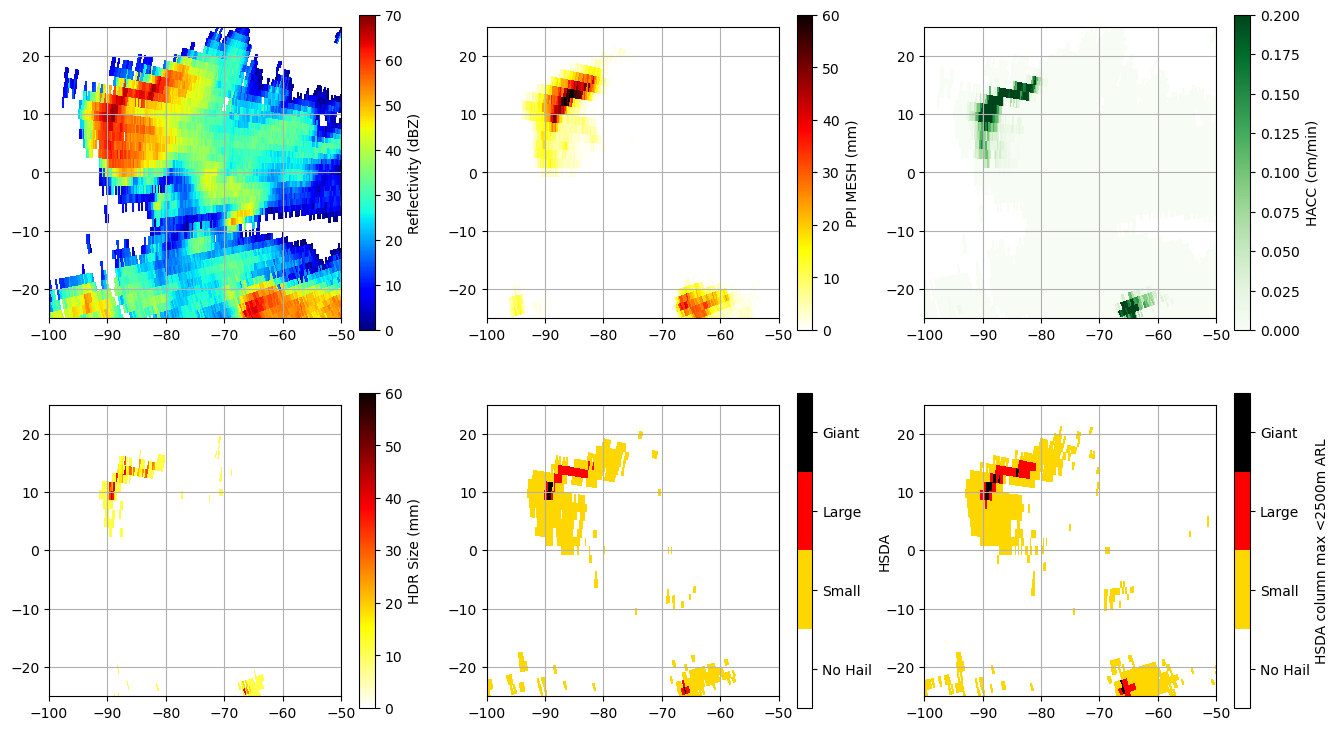
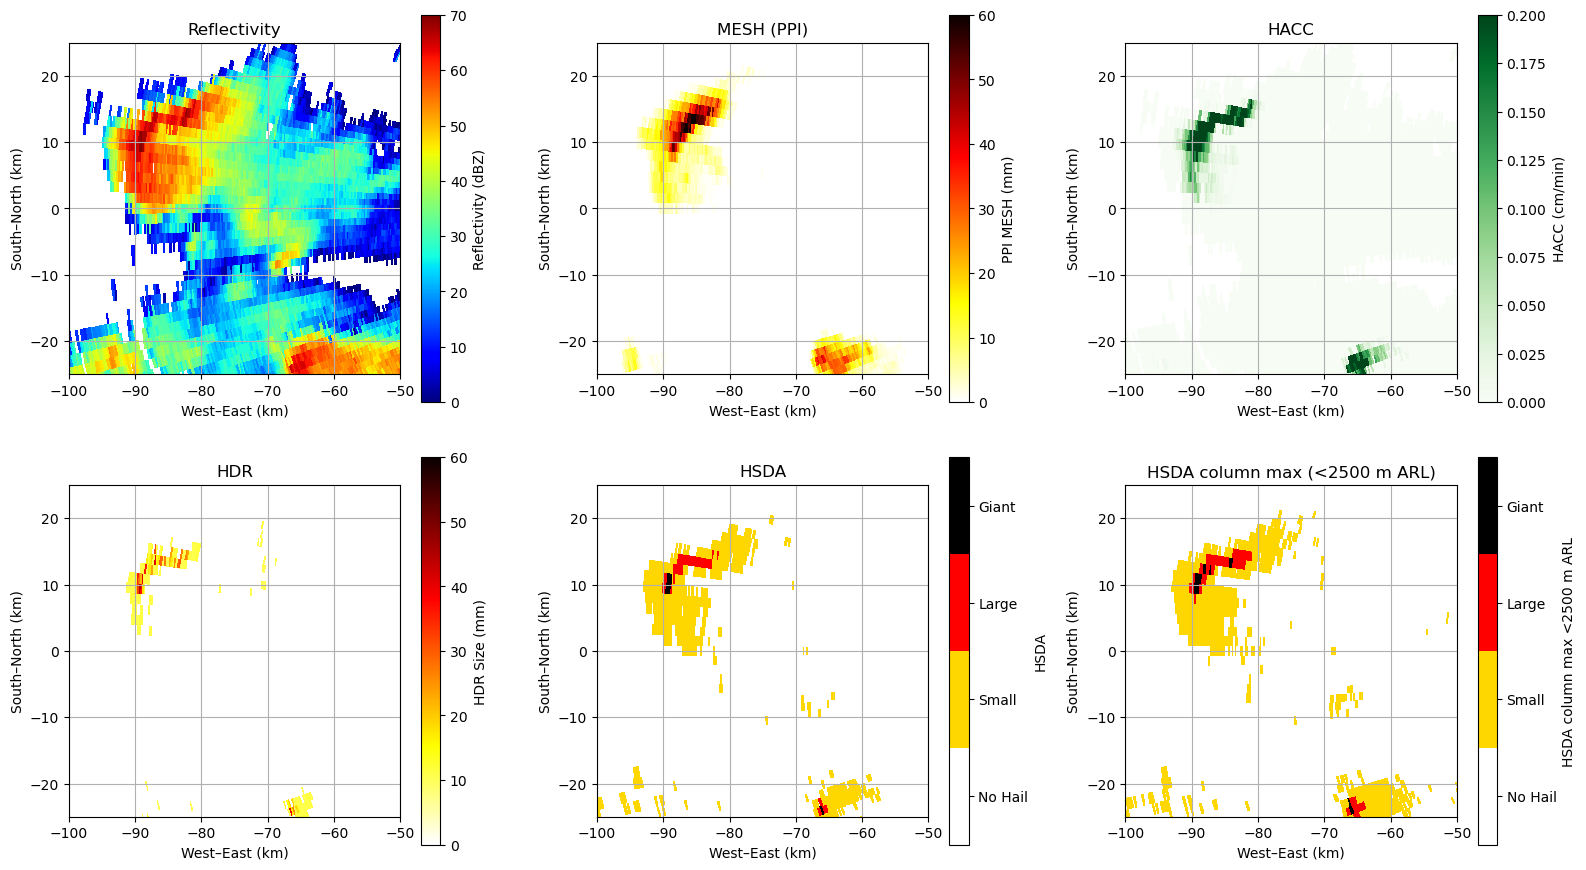
The notebook cell's code change between the first figure and the second:
--- before
+++ after
@@ -1,20 +1,18 @@
-#plotting
-#get edge coords for plotting
-x_coords, y_coords, _ = pyart.core.antenna_vectors_to_cartesian(radar_datasets[sweep0_idx]['range'].data, 
-                                        radar_datasets[sweep0_idx]['azimuth'].data, 
-                                        radar_datasets[sweep0_idx]['elevation'].data, 
-                                        edges=True)
-x_coords = x_coords/1000
-y_coords = y_coords/1000
+# Edge coordinates for the lowest sweep (required by pcolormesh)
+x_coords, y_coords, _ = pyart.core.antenna_vectors_to_cartesian(
+    radar_datasets[sweep0_idx]['range'].data,
+    radar_datasets[sweep0_idx]['azimuth'].data,
+    radar_datasets[sweep0_idx]['elevation'].data,
+    edges=True,
+)
+x_coords = x_coords / 1000
+y_coords = y_coords / 1000
 
-x_lim = [-100,-50]
+x_lim = [-100, -50]
 y_lim = [-25, 25]
-hsda_colors = [
-    "White",
-    "Gold",
-    "Red",
-    "Black",
-    ]
-hsda_cmap = colors.ListedColormap(hsda_colors) 
+
+# Custom colourmap for the 4-class HSDA output
+hsda_colors = ['White', 'Gold', 'Red', 'Black']
+hsda_cmap = colors.ListedColormap(hsda_colors)
 
 fig, axs = pl.subplots(nrows=2, ncols=3, figsize=(16, 9))
@@ -22,28 +20,39 @@
 
 im = axs[0].pcolormesh(x_coords, y_coords, radar_datasets[sweep0_idx]['DBZH'].values, cmap='jet', vmin=0, vmax=70)
-cbar = fig.colorbar(im, ax=axs[0], label='Reflectivity (dBZ)')
+fig.colorbar(im, ax=axs[0], label='Reflectivity (dBZ)')
+axs[0].set_title('Reflectivity')
 
 im = axs[1].pcolormesh(x_coords, y_coords, radar_datasets[sweep0_idx]['mesh'].values, cmap='hot_r', vmin=0, vmax=60)
-cbar = fig.colorbar(im, ax=axs[1], label='PPI MESH (mm)')
+fig.colorbar(im, ax=axs[1], label='PPI MESH (mm)')
+axs[1].set_title('MESH (PPI)')
 
 im = axs[2].pcolormesh(x_coords, y_coords, radar_datasets[sweep0_idx]['hacc'].values, cmap='Greens', vmin=0, vmax=0.2)
-cbar = fig.colorbar(im, ax=axs[2], label='HACC (cm/min)')
+fig.colorbar(im, ax=axs[2], label='HACC (cm/min)')
+axs[2].set_title('HACC')
 
 im = axs[3].pcolormesh(x_coords, y_coords, radar_datasets[sweep0_idx]['hdr_size'].values, cmap='hot_r', vmin=0, vmax=60)
-cbar = fig.colorbar(im, ax=axs[3], label='HDR Size (mm)')
+fig.colorbar(im, ax=axs[3], label='HDR Size (mm)')
+axs[3].set_title('HDR')
 
 im = axs[4].pcolormesh(x_coords, y_coords, radar_datasets[sweep0_idx]['hsda'].values, cmap=hsda_cmap, vmin=-0.5, vmax=3.5)
 cbar = fig.colorbar(im, ax=axs[4], label='HSDA')
 cbar.set_ticks([0, 1, 2, 3])
-cbar.set_ticklabels(["No Hail", "Small", "Large", "Giant"])
+cbar.set_ticklabels(['No Hail', 'Small', 'Large', 'Giant'])
+axs[4].set_title('HSDA')
 
+# hsda_column_max uses the same coordinate grid as the lowest sweep
 im = axs[5].pcolormesh(x_coords, y_coords, hsda_column_max, cmap=hsda_cmap, vmin=-0.5, vmax=3.5)
-cbar = fig.colorbar(im, ax=axs[5], label='HSDA column max <2500m ARL')
+cbar = fig.colorbar(im, ax=axs[5], label='HSDA column max <2500 m ARL')
 cbar.set_ticks([0, 1, 2, 3])
-cbar.set_ticklabels(["No Hail", "Small", "Large", "Giant"])
+cbar.set_ticklabels(['No Hail', 'Small', 'Large', 'Giant'])
+axs[5].set_title('HSDA column max (<2500 m ARL)')
 
 for ax in axs:
     ax.set_xlim(x_lim)
     ax.set_ylim(y_lim)
+    ax.set_xlabel('West–East (km)')
+    ax.set_ylabel('South–North (km)')
     ax.grid()
     ax.set_aspect('equal', 'box')
+
+pl.tight_layout()

Commit: notebook clean up